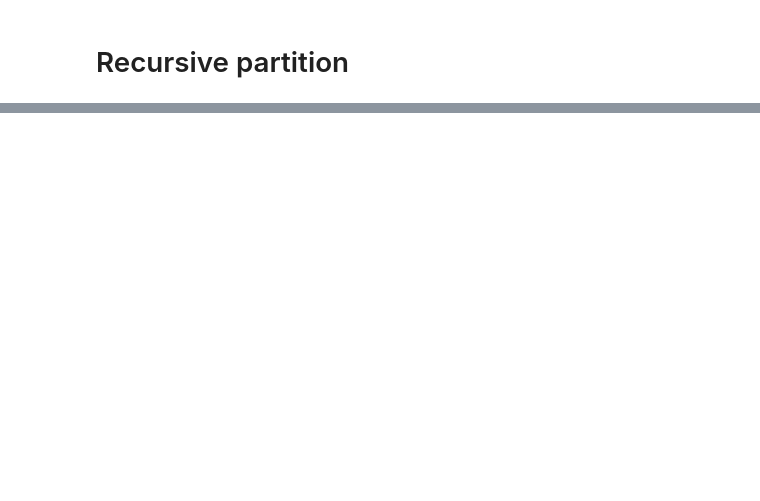
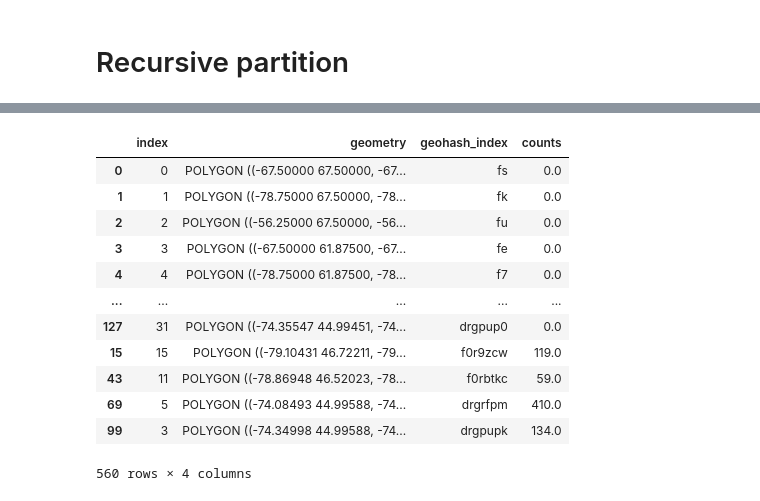
Before and after one commit to cgauvi/geo_py_utils, a Jupyter notebook: notebooks/geohash_experiements.ipynb, the cells around one changed output, grey strips where cells are left out. Cells and saved outputs as stored; diff of their text form; code cells hidden in the pictures; blank space fills up the shorter version.

```diff
--- a/notebooks/geohash_experiements.ipynb
+++ b/notebooks/geohash_experiements.ipynb
@@ -121,4 +142,16 @@ shp_bug.plot(column='counts', cmap='viridis')
-# %%
- shp_part, _ = recursively_partition_geohash_cells(shp_bug,
-                                                    count_column_name='counts',
-                                                    min_num_points = 2)
+# %%
+shp_part
+# %% [output]
+|  | index | geometry | geohash_index | counts |
+| 0 | 0 | POLYGON ((-67.50000 67.50000, -67... | fs | 0.0 |
+| 1 | 1 | POLYGON ((-78.75000 67.50000, -78... | fk | 0.0 |
+| 2 | 2 | POLYGON ((-56.25000 67.50000, -56... | fu | 0.0 |
+| 3 | 3 | POLYGON ((-67.50000 61.87500, -67... | fe | 0.0 |
+| 4 | 4 | POLYGON ((-78.75000 61.87500, -78... | f7 | 0.0 |
+| ... | ... | ... | ... | ... |
+| 127 | 31 | POLYGON ((-74.35547 44.99451, -74... | drgpup0 | 0.0 |
+| 15 | 15 | POLYGON ((-79.10431 46.72211, -79... | f0r9zcw | 119.0 |
+| 43 | 11 | POLYGON ((-78.86948 46.52023, -78... | f0rbtkc | 59.0 |
+| 69 | 5 | POLYGON ((-74.08493 44.99588, -74... | drgrfpm | 410.0 |
+| 99 | 3 | POLYGON ((-74.34998 44.99588, -74... | drgpupk | 134.0 |
+560 rows × 4 columns
```
Also changed, not shown: parts of 6 cells of this notebook.
